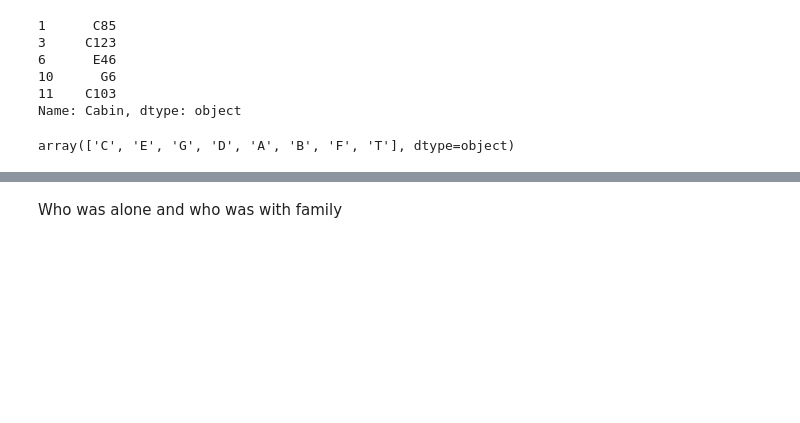
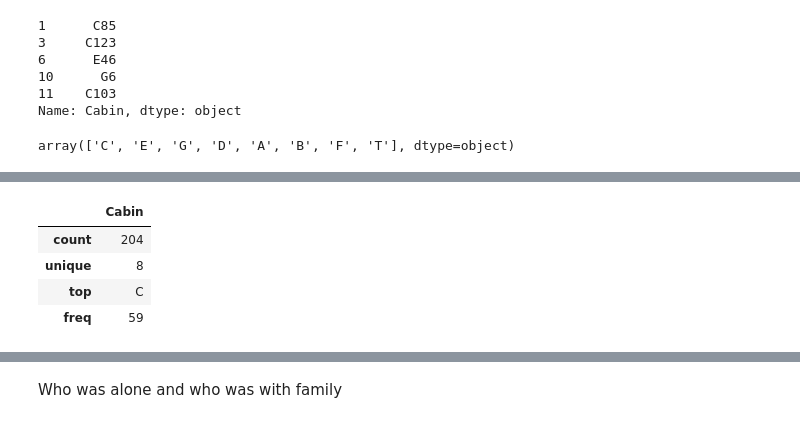
Before and after one commit to Kaycee-code/Data-Project, a Jupyter notebook: Titanic Data Project.ipynb, the cells around one changed output, grey strips where cells are left out. Saved outputs shown, nothing was run; the diff lists cells and outputs as text; code cells hidden in the pictures; blank space fills up the shorter version.

```diff
--- a/Titanic Data Project.ipynb
+++ b/Titanic Data Project.ipynb
@@ -190,0 +220,8 @@ sns.countplot(data = cabin_df, x=a, hue=a, palette = 'summer')
+# %%
+cabin_df.describe()
+# %% [output]
+|  | Cabin |
+| count | 204 |
+| unique | 8 |
+| top | C |
+| freq | 59 |
```
Also changed, not shown: parts of 16 cells of this notebook.
